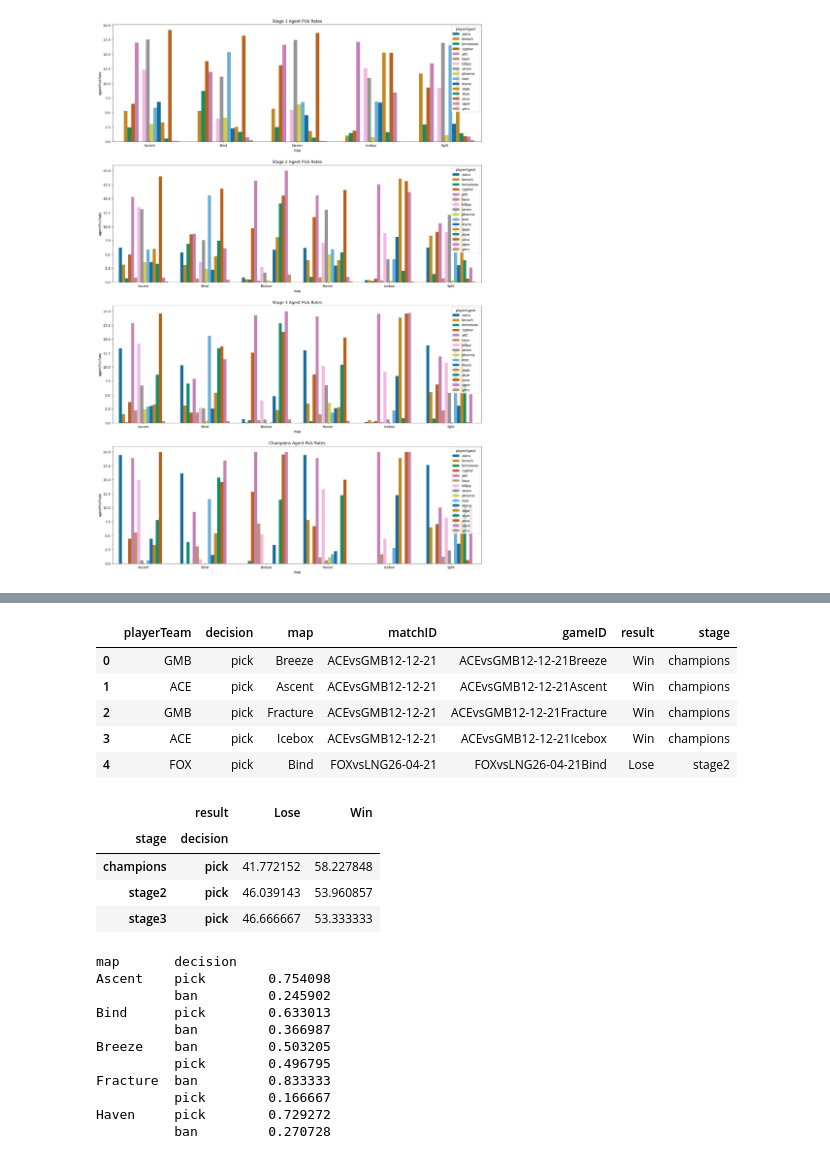
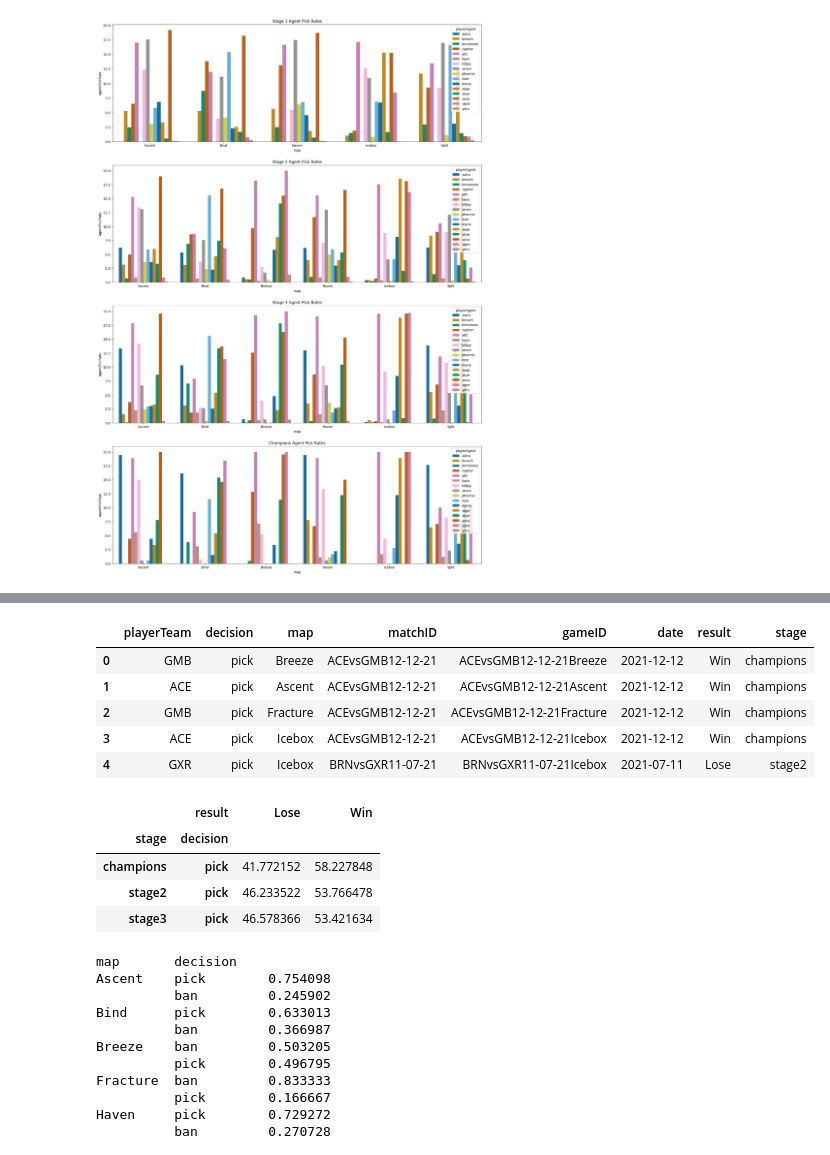
Before and after one commit to timothyliutl/ValorantData, a Jupyter notebook: dataexploration.ipynb, the cells around one changed output, grey strips where cells are left out. Drawn from its saved outputs; the diff is of its cells as text; code cells hidden in the pictures.

```diff
--- a/thirdAttempt.ipynb
+++ b/dataexploration.ipynb
@@ -134,3 +133,22 @@ sns.barplot(data=plotdata_champions, ax=ax[3], x='map', hue='playerAgent', y='ag
 # %% [output]
 Text(0.5, 1.0, 'Champions Agent Pick Rates')
 [figure]
+# %%
+#agent pick rates with roles
+duelist = ['jett', 'phoenix', 'raze', 'reyna', 'yoru', 'neon']
+controller = ['brimstone', 'viper', 'omen', 'astra']
+initiator = ['sova', 'breach', 'skye', 'kayo']
+sentinel = ['sage', 'killjoy', 'cypher', 'chamber']
+
+def agentClassifier(input_agent):
+    if input_agent in duelist:
+        return 'duelist'
+    if input_agent in controller:
+        return 'controller'
+    if input_agent in initiator:
+        return 'initiator'
+    if input_agent in sentinel:
+        return 'sentinel'
+
+data['agentType'] = data['playerAgent'].apply(lambda x: agentClassifier(x))
+data.head()
@@ -148,25 +267,26 @@ mappickdf.head()
 # %%
 #combining results with the map pick
 mappickdf = pd.read_csv('scrapy/vlrgg/mappickData/mapPick.csv').drop_duplicates()
 mappickdf = mappickdf[mappickdf['decision']=='pick']
+mappickdf['date'] = mappickdf['date'].apply(lambda x: datetime.strptime(x,'%d-%m-%y'))
 mappickdf.rename(columns={'team':'playerTeam'}, inplace=True)
 mappickwinrate = mappickdf.merge(data[['gameID','result', 'stage', 'playerTeam']].drop_duplicates(), on=['gameID', 'playerTeam'])
 mappickwinrate.head()
 # %% [output]
-|  | playerTeam | decision | map | matchID | gameID | result | stage |
-| 0 | GMB | pick | Breeze | ACEvsGMB12-12-21 | ACEvsGMB12-12-21Breeze | Win | champions |
-| 1 | ACE | pick | Ascent | ACEvsGMB12-12-21 | ACEvsGMB12-12-21Ascent | Win | champions |
-| 2 | GMB | pick | Fracture | ACEvsGMB12-12-21 | ACEvsGMB12-12-21Fracture | Win | champions |
-| 3 | ACE | pick | Icebox | ACEvsGMB12-12-21 | ACEvsGMB12-12-21Icebox | Win | champions |
-| 4 | FOX | pick | Bind | FOXvsLNG26-04-21 | FOXvsLNG26-04-21Bind | Lose | stage2 |
+|  | playerTeam | decision | map | matchID | gameID | date | result | stage |
+| 0 | GMB | pick | Breeze | ACEvsGMB12-12-21 | ACEvsGMB12-12-21Breeze | 2021-12-12 | Win | champions |
+| 1 | ACE | pick | Ascent | ACEvsGMB12-12-21 | ACEvsGMB12-12-21Ascent | 2021-12-12 | Win | champions |
+| 2 | GMB | pick | Fracture | ACEvsGMB12-12-21 | ACEvsGMB12-12-21Fracture | 2021-12-12 | Win | champions |
+| 3 | ACE | pick | Icebox | ACEvsGMB12-12-21 | ACEvsGMB12-12-21Icebox | 2021-12-12 | Win | champions |
+| 4 | GXR | pick | Icebox | BRNvsGXR11-07-21 | BRNvsGXR11-07-21Icebox | 2021-07-11 | Lose | stage2 |
 # %%
 mappickwinrate.groupby(['stage', 'decision'])['result'].value_counts(normalize=True).mul(100).unstack(fill_value=0).drop('unsorted')
 # %% [output]
 |  | result | Lose | Win |
 | stage | decision |  |  |
 | champions | pick | 41.772152 | 58.227848 |
-| stage2 | pick | 46.039143 | 53.960857 |
-| stage3 | pick | 46.666667 | 53.333333 |
+| stage2 | pick | 46.233522 | 53.766478 |
+| stage3 | pick | 46.578366 | 53.421634 |
 # %%
 #map pick and bans by stages
 mappickdf = pd.read_csv('scrapy/vlrgg/mappickData/mapPick.csv').drop_duplicates()[['decision', 'map']]
```
Also changed, not shown: parts of 11 cells of this notebook.
